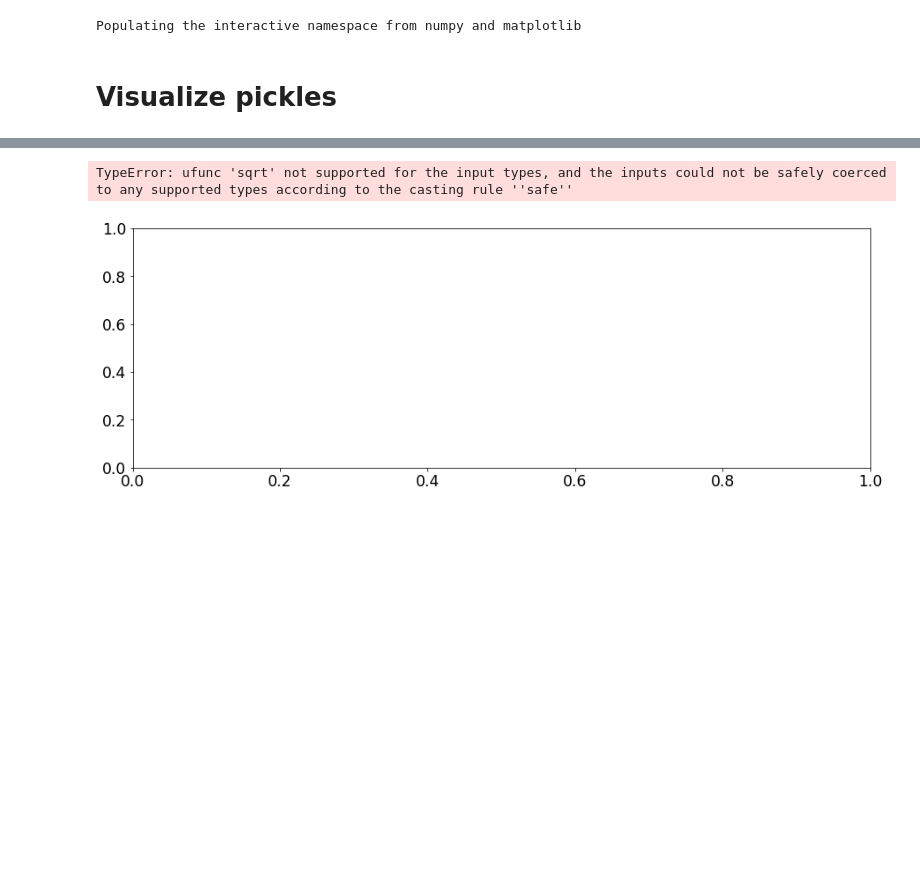
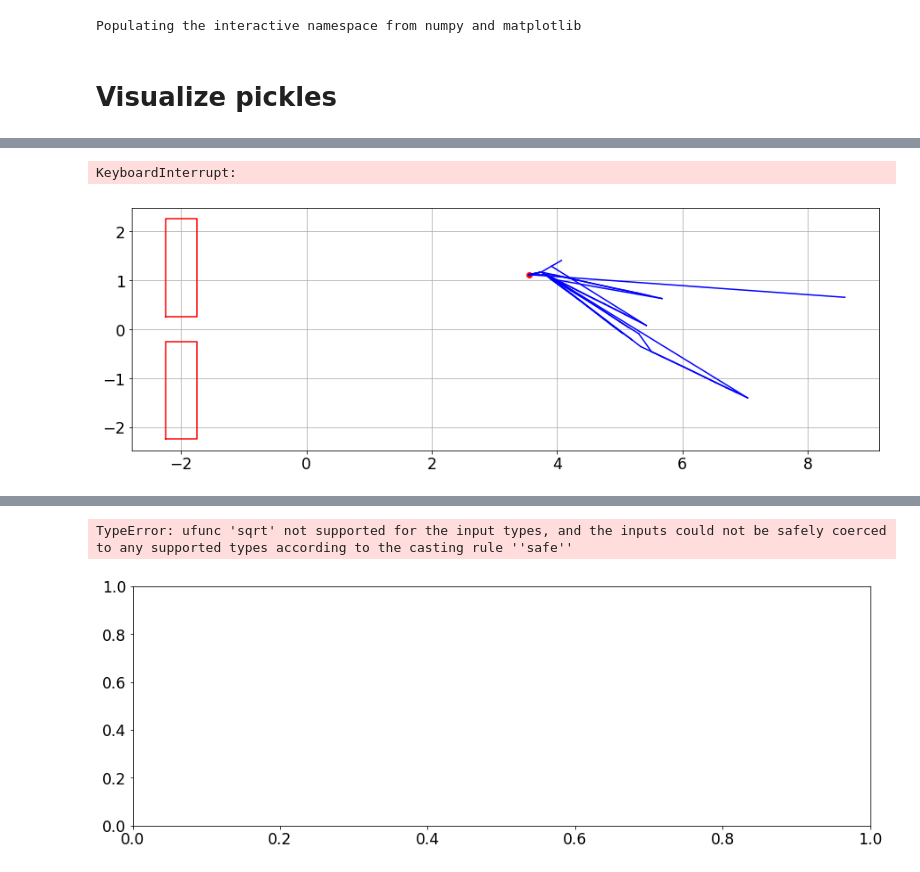
Before and after one commit to ankitkaushik/StochasticOptimalControl, a Jupyter notebook: PI_RRT.ipynb, the cells around one changed output, grey strips where cells are left out. Drawn from its saved outputs; the diff is of its cells as text; code cells hidden in the pictures; blank space fills up the shorter version.

```diff
--- a/PI_RRT.ipynb
+++ b/PI_RRT.ipynb
@@ -19,0 +93,5 @@ Populating the interactive namespace from numpy and matplotlib
+# %%
+plotTree(RRT)
+# %% [output]
+KeyboardInterrupt:
+[figure, added]
```
Also changed, not shown: parts of 17 cells of this notebook, 12 other files.
